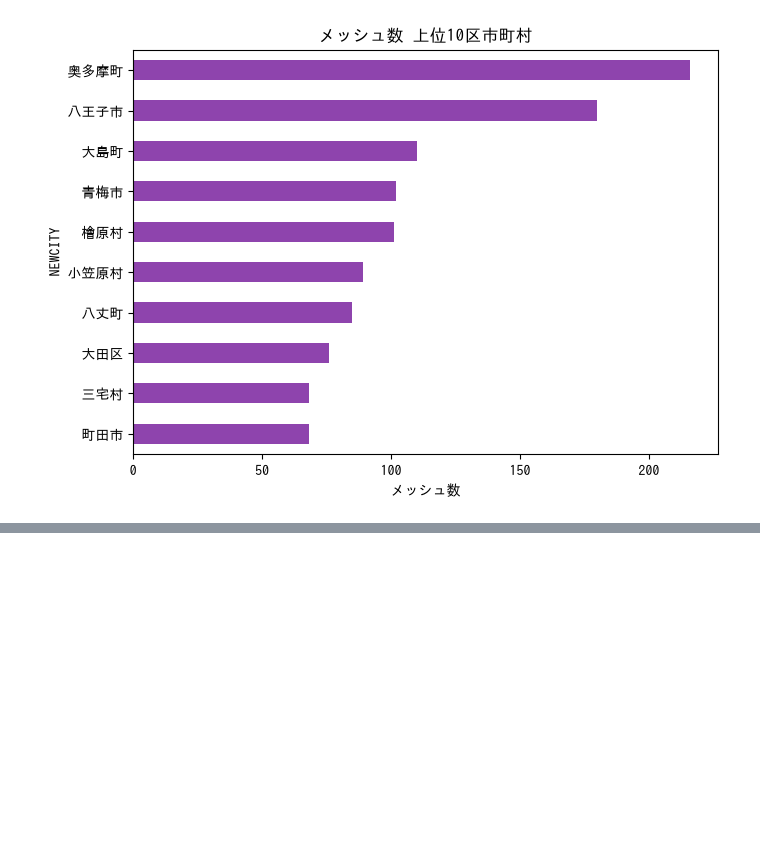
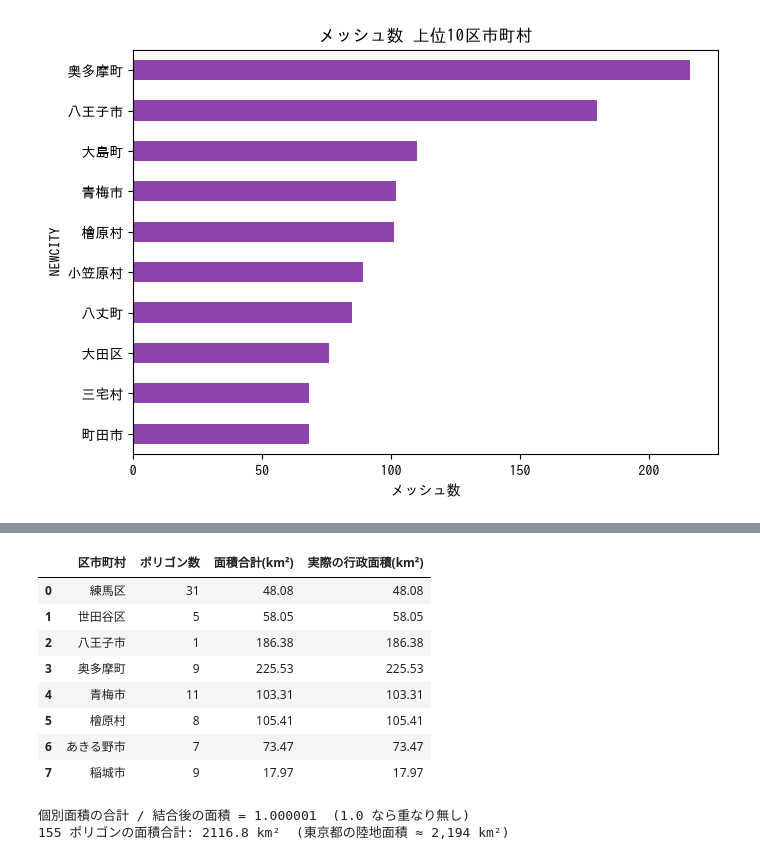
Before and after one commit to YUINODO/new, a Jupyter notebook: notebooks/sediment_hazard_eda.ipynb, the cells around one changed output, grey strips where cells are left out. Saved outputs shown, nothing was run; the diff lists cells and outputs as text; code cells hidden in the pictures; blank space fills up the shorter version.

```diff
--- a/notebooks/sediment_hazard_eda.ipynb
+++ b/notebooks/sediment_hazard_eda.ipynb
@@ -421,0 +444,32 @@ plt.show()
+# %%
+area_chk = gdfs["area"].copy()
+area_chk["km2"] = area_chk.geometry.to_crs(EQUAL_AREA_CRS).area / 1e6
+
+# 面積合計 vs 実際の行政面積(国土地理院「全国都道府県市区町村別面積調」より)
+KNOWN_KM2 = {"練馬区": 48.08, "世田谷区": 58.05, "八王子市": 186.38,
+             "奥多摩町": 225.53, "青梅市": 103.31, "檜原村": 105.41,
+             "あきる野市": 73.47, "稲城市": 17.97}
+rows = []
+for city, known in KNOWN_KM2.items():
+    sub = area_chk[area_chk["NEWCITY"] == city]
+    rows.append({"区市町村": city, "ポリゴン数": len(sub),
+                 "面積合計(km²)": round(sub["km2"].sum(), 2), "実際の行政面積(km²)": known})
+display(pd.DataFrame(rows))
+
+# 重なりの有無: 個別面積の合計 と 全体を結合した面積 が一致すれば重なり無し
+union_area = gdfs["area"].geometry.union_all().area
+sum_area = gdfs["area"].geometry.area.sum()
+print(f"個別面積の合計 / 結合後の面積 = {sum_area / union_area:.6f}  (1.0 なら重なり無し)")
+print(f"155 ポリゴンの面積合計: {area_chk['km2'].sum():.1f} km²  (東京都の陸地面積 ≈ 2,194 km²)")
+# %% [output]
+|  | 区市町村 | ポリゴン数 | 面積合計(km²) | 実際の行政面積(km²) |
+| 0 | 練馬区 | 31 | 48.08 | 48.08 |
+| 1 | 世田谷区 | 5 | 58.05 | 58.05 |
+| 2 | 八王子市 | 1 | 186.38 | 186.38 |
+| 3 | 奥多摩町 | 9 | 225.53 | 225.53 |
+| 4 | 青梅市 | 11 | 103.31 | 103.31 |
+| 5 | 檜原村 | 8 | 105.41 | 105.41 |
+| 6 | あきる野市 | 7 | 73.47 | 73.47 |
+| 7 | 稲城市 | 9 | 17.97 | 17.97 |
+個別面積の合計 / 結合後の面積 = 1.000001  (1.0 なら重なり無し)
+155 ポリゴンの面積合計: 2116.8 km²  (東京都の陸地面積 ≈ 2,194 km²)
```
Also changed, not shown: parts of 14 cells of this notebook, 2 other files.
